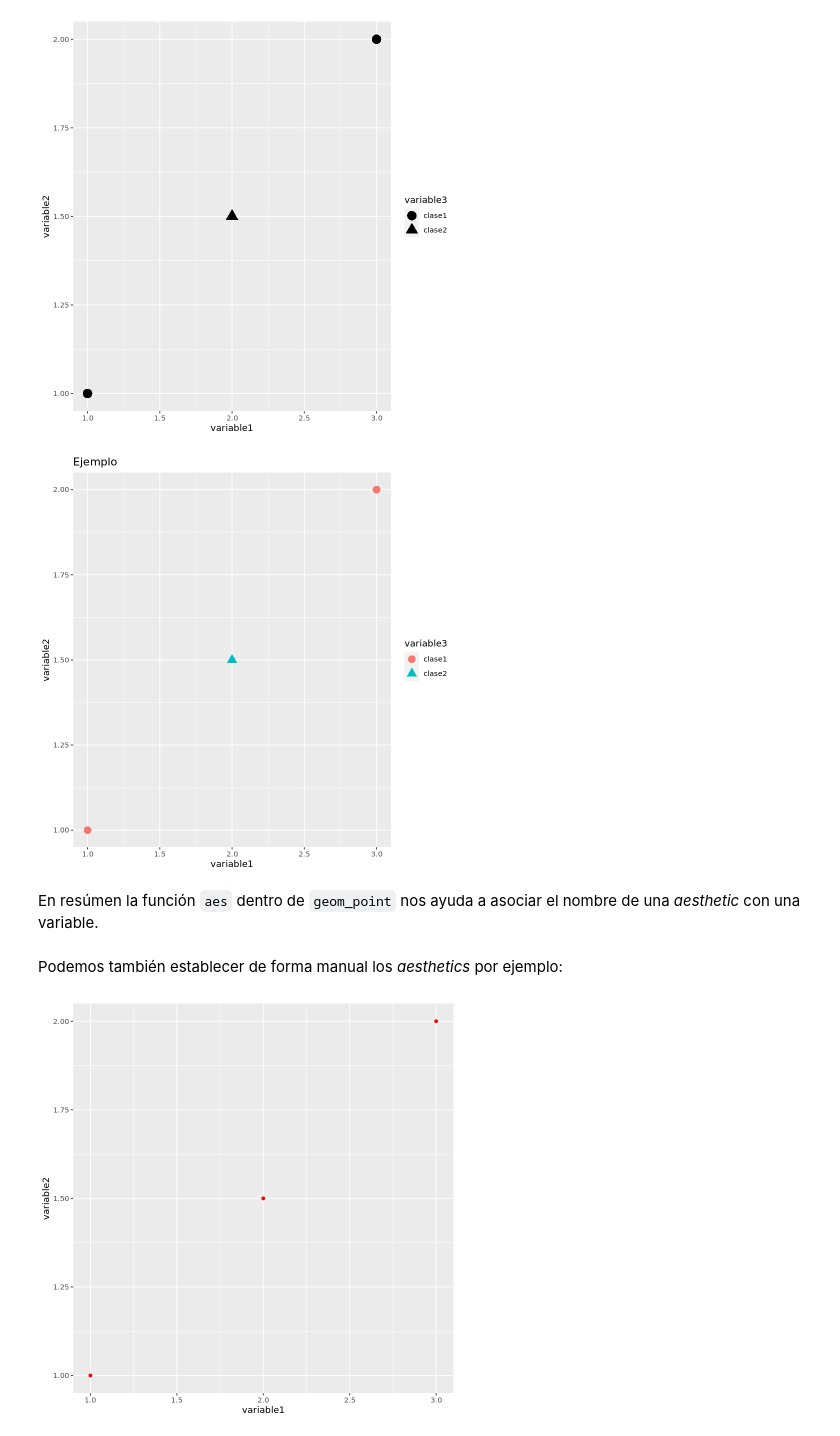
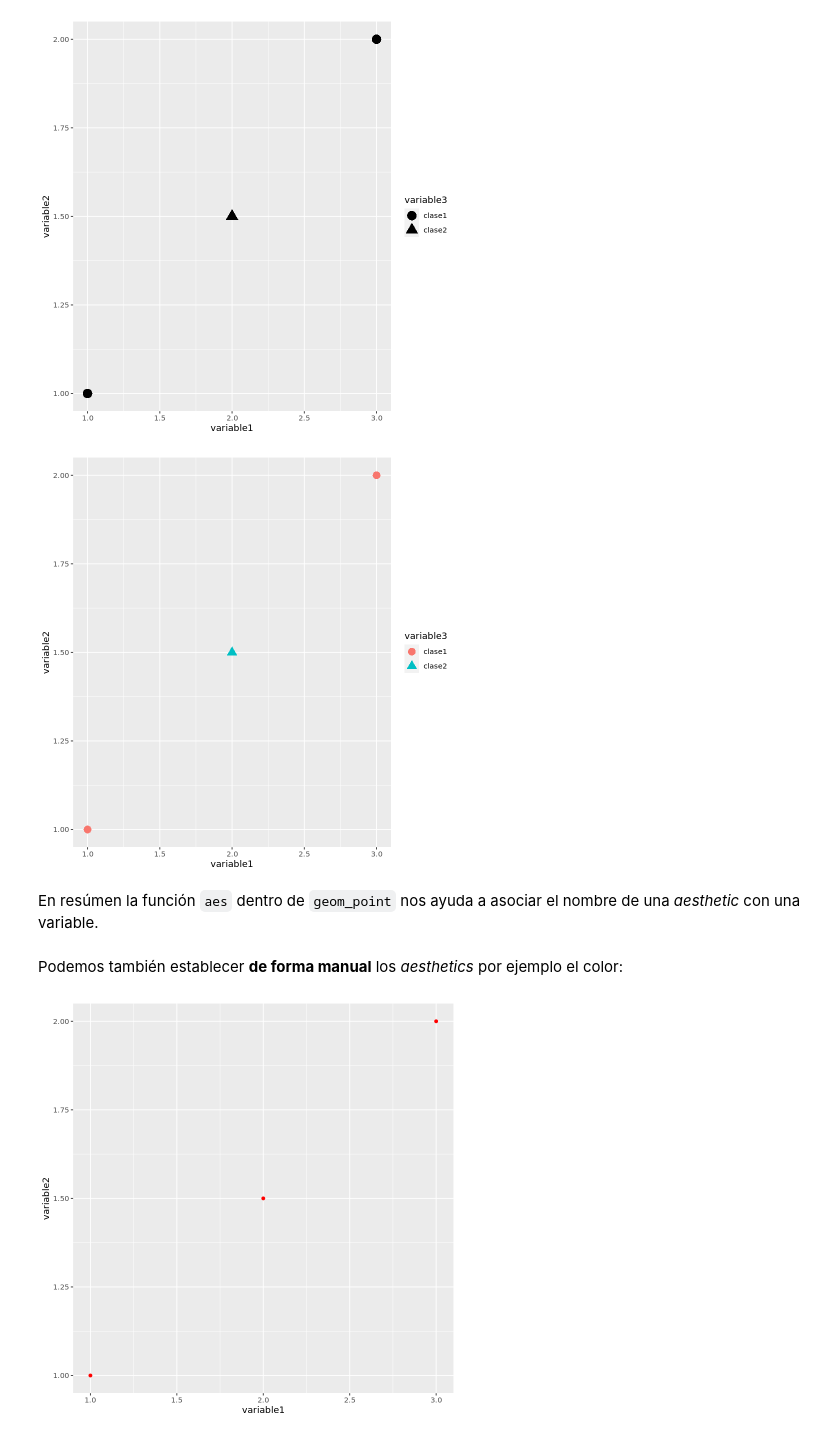
Before and after one commit to palmoreck/laboratorios, a Jupyter notebook: introduccion/4_ggplot2.ipynb, the cells around one changed output. Cells and saved outputs as stored; diff of their text form; code cells hidden in the pictures.

```diff
--- a/introduccion/4_ggplot2.ipynb
+++ b/introduccion/4_ggplot2.ipynb
@@ -138,14 +138,13 @@ coordinate_system3 + geom_point(aes(x = variable1, y = variable2, shape = variab
 # %%
 coordinate_system3 + geom_point(aes(x = variable1, y = variable2, color = variable3,
                                     shape = variable3),
-                                size = 4)+
-                     ggtitle('Ejemplo')
+                                size = 4)
 # %% [output]
-[figure, old version]
+[figure, new version]
 # %% [markdown]
 En resúmen la función `aes` dentro de `geom_point` nos ayuda a asociar el nombre de una *aesthetic* con una variable.
 # %% [markdown]
-Podemos también establecer de forma manual los *aesthetics* por ejemplo:
+Podemos también establecer **de forma manual** los *aesthetics* por ejemplo el color:
 # %%
 coordinate_system2 + geom_point(aes(x = variable1, y = variable2),
                                 color = "red")
```
Also changed, not shown: parts of 30 cells of this notebook.
